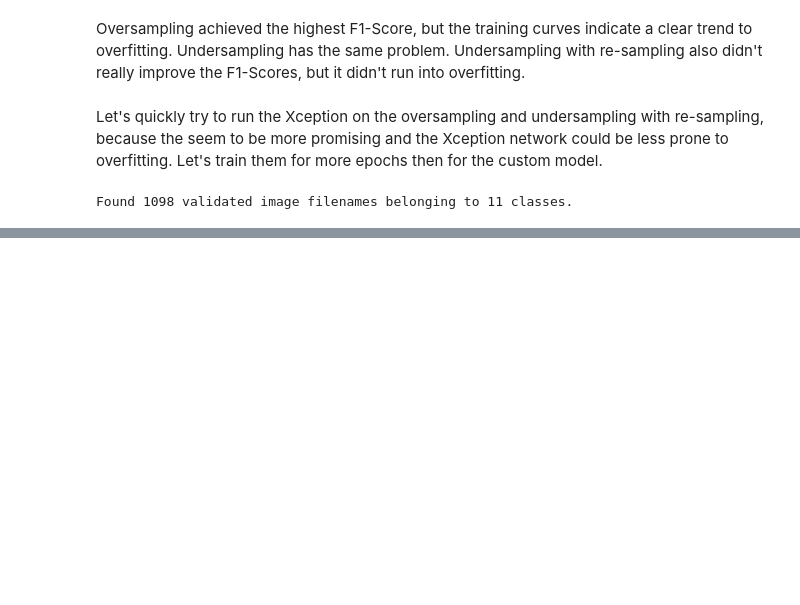
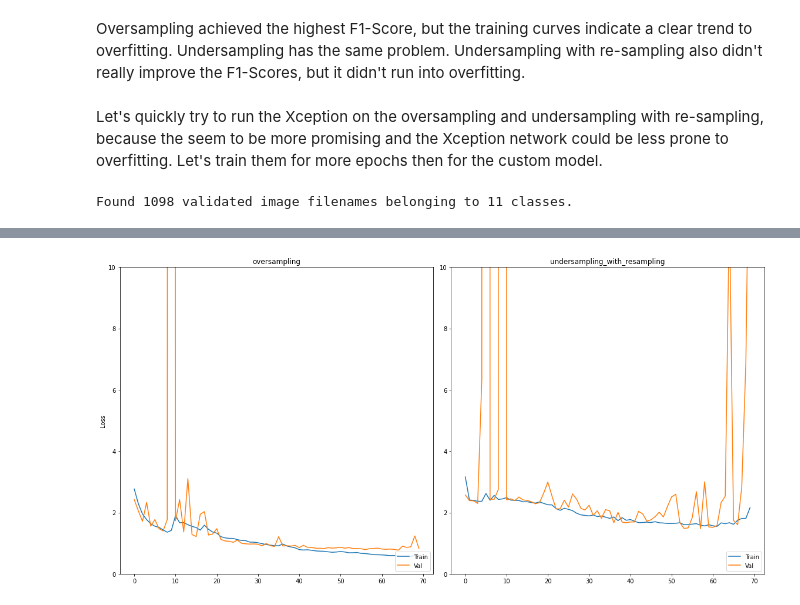
Before and after one commit to patrickbrus/Image_Weather_Recognition, a Jupyter notebook: Deep_Learning.ipynb, the cells around one changed output, grey strips where cells are left out. Saved outputs shown, nothing was run; the diff lists cells and outputs as text; code cells hidden in the pictures; blank space fills up the shorter version.

```diff
--- a/Deep_Learning.ipynb
+++ b/Deep_Learning.ipynb
@@ -1134,3 +1179,8 @@ create_loss_plots(results_hists_dict_imbalance, figpath=r"figures\imbalance_loss
+# %%
+create_loss_plots(results_hists_dict_imbalance, figpath=r"figures\imbalance_loss_xception.pdf",
+                  num_rows=1, num_cols=2)
+# %% [output]
+[figure, added]
 # %%
 create_f1_plots(results_hists_dict_imbalance, figpath=r"figures\imbalance_f1_score_xception.pdf",
                 num_rows=1, num_cols=2)
```
Also changed, not shown: parts of 13 cells of this notebook, 2 other files.
